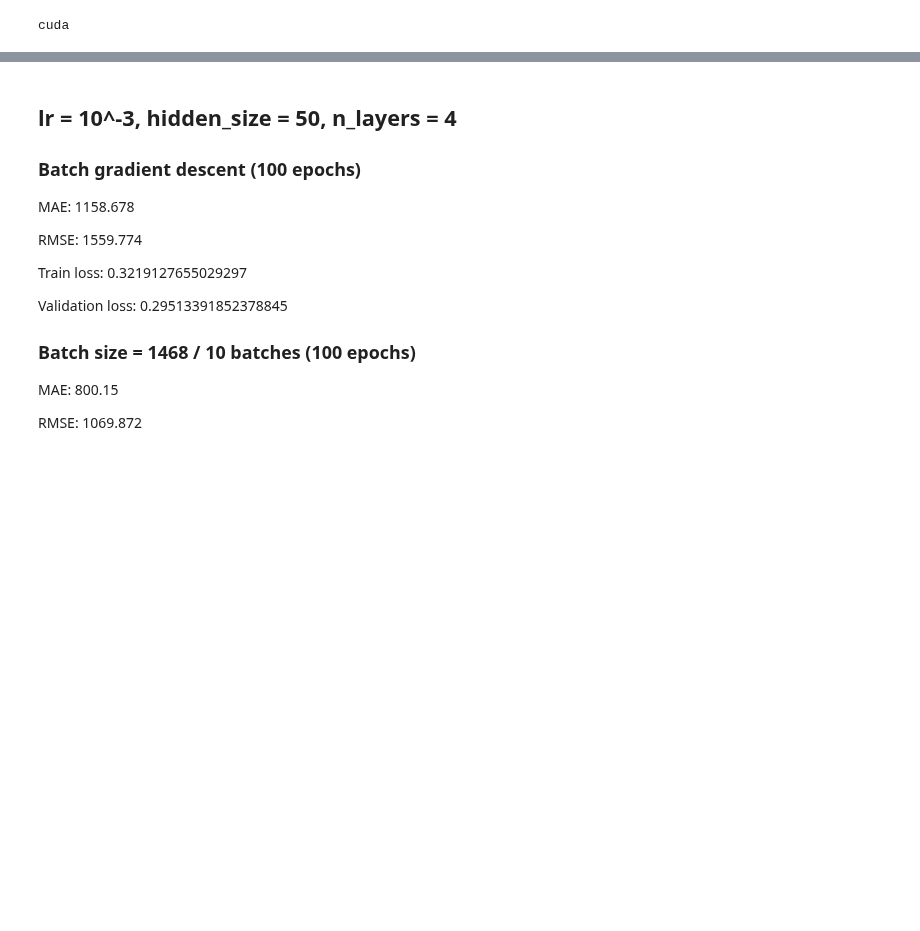
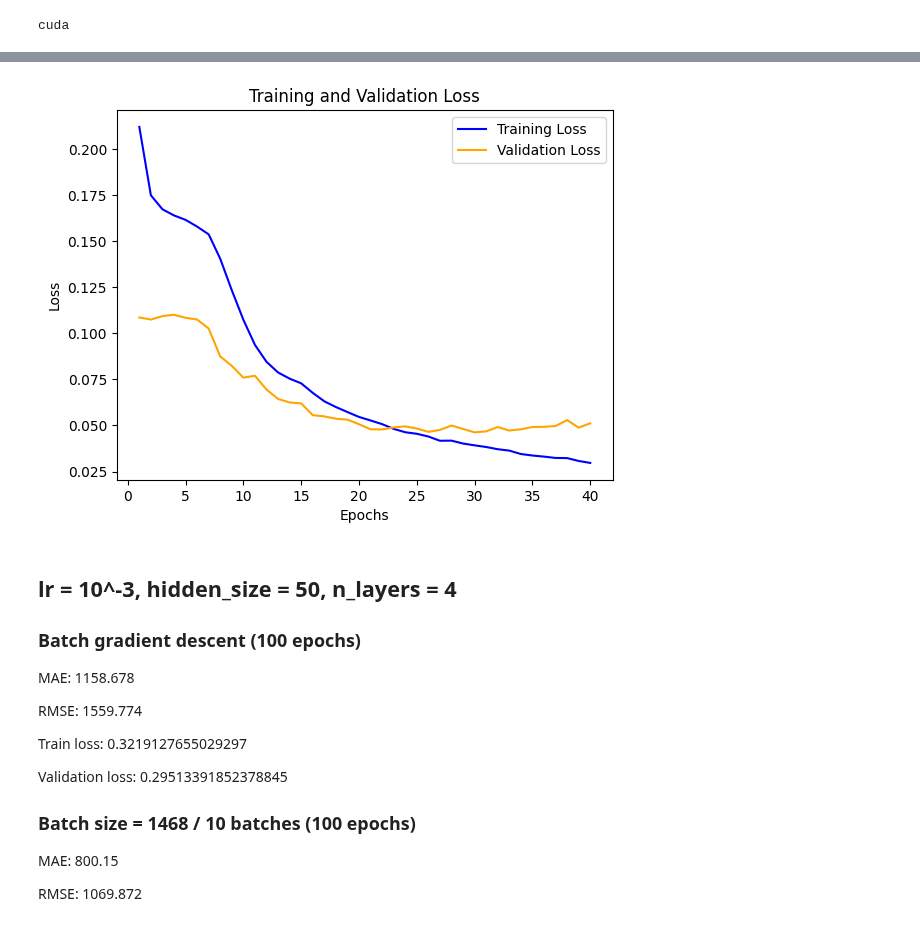
Before and after one commit to andr830g/Machine-Learning-Passenger-Forecasting, a Jupyter notebook: DeepLearningModelling.ipynb, the cells around one changed output, grey strips where cells are left out. Saved outputs shown, nothing was run; the diff lists cells and outputs as text; code cells hidden in the pictures; blank space fills up the shorter version.

```diff
--- a/DeepLearningModelling.ipynb
+++ b/DeepLearningModelling.ipynb
@@ -123,3 +99,7 @@ val RMSE%: 0.171
+# %%
+plotLossCurves(train_loss_list, val_loss_list, epoch_range)
+# %% [output]
+[figure, added]
 # %% [markdown]
 ## lr = 10^-3, hidden_size = 50, n_layers = 4
 
```
Also changed, not shown: parts of 6 cells of this notebook, 2 other files.
